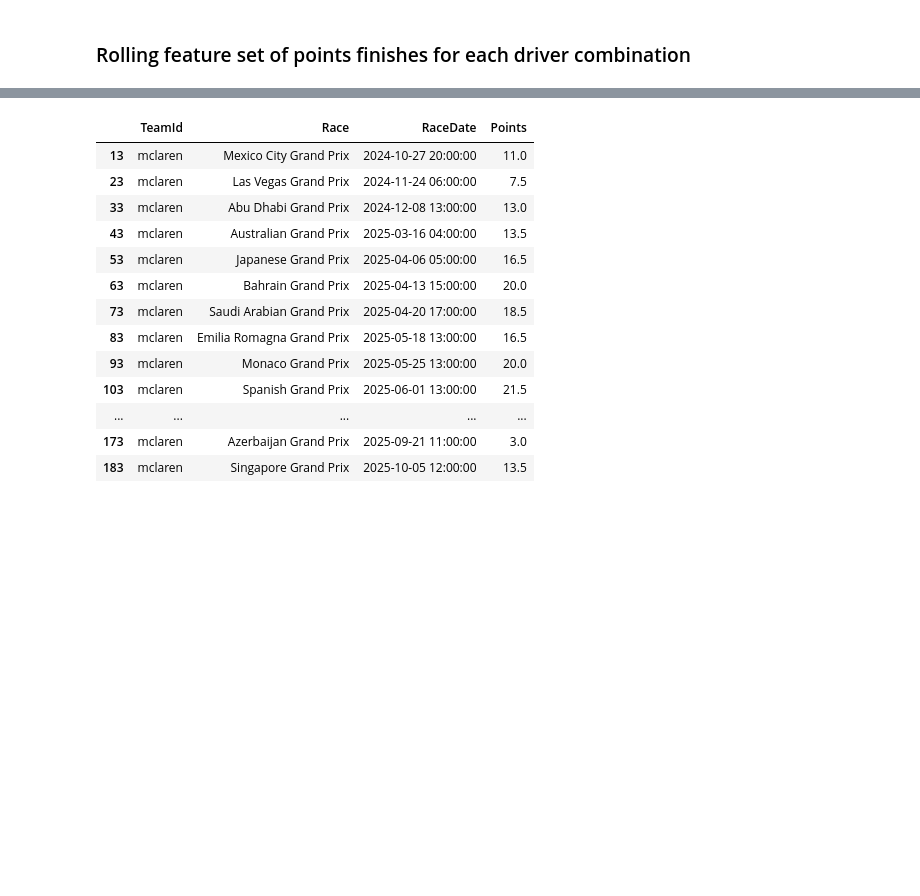
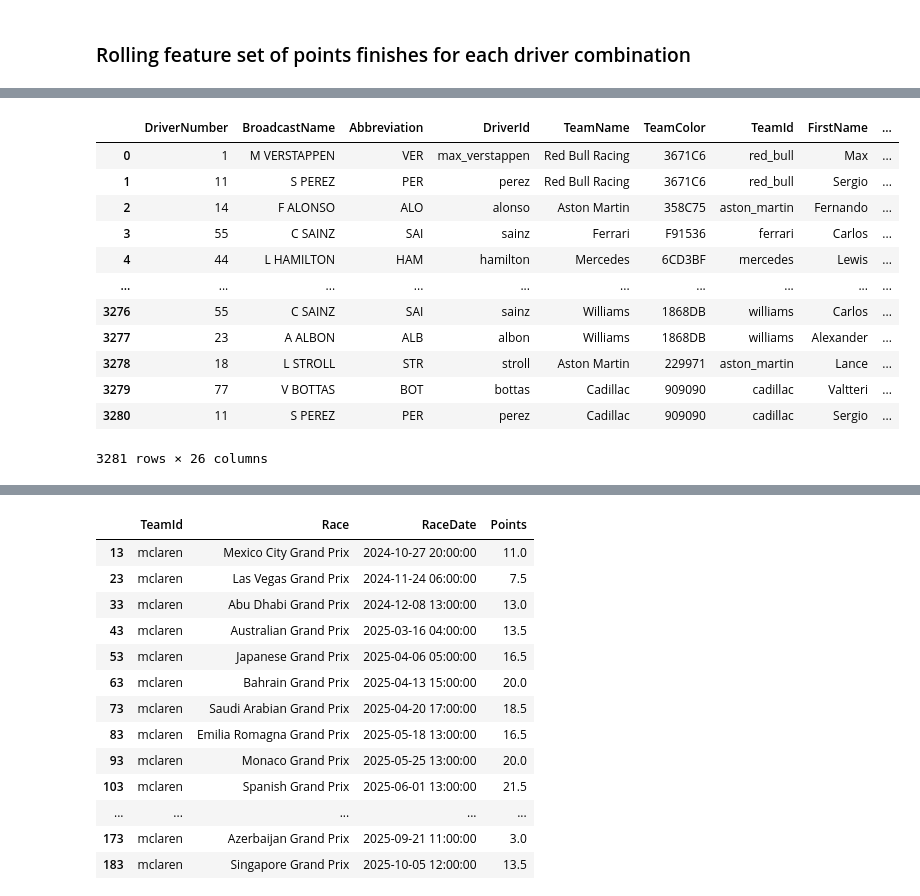
Before and after one commit to bradk54/F1_forecast, a Jupyter notebook: Notebooks/2_0_Model_Development.ipynb, the cells around one changed output, grey strips where cells are left out. Drawn from its saved outputs; the diff is of its cells as text; code cells hidden in the pictures; blank space fills up the shorter version.

```diff
--- a/Notebooks/2_0_Model_Development.ipynb
+++ b/Notebooks/2_0_Model_Development.ipynb
@@ -305,0 +396,16 @@ driver_team_df[driver_team_df['DriverId'] == 'hulkenberg']
+# %%
+multi_raw
+# %% [output]
+|  | DriverNumber | BroadcastName | Abbreviation | DriverId | TeamName | TeamColor | TeamId | FirstName | ... |
+| 0 | 1 | M VERSTAPPEN | VER | max_verstappen | Red Bull Racing | 3671C6 | red_bull | Max | ... |
+| 1 | 11 | S PEREZ | PER | perez | Red Bull Racing | 3671C6 | red_bull | Sergio | ... |
+| 2 | 14 | F ALONSO | ALO | alonso | Aston Martin | 358C75 | aston_martin | Fernando | ... |
+| 3 | 55 | C SAINZ | SAI | sainz | Ferrari | F91536 | ferrari | Carlos | ... |
+| 4 | 44 | L HAMILTON | HAM | hamilton | Mercedes | 6CD3BF | mercedes | Lewis | ... |
+| ... | ... | ... | ... | ... | ... | ... | ... | ... | ... |
+| 3276 | 55 | C SAINZ | SAI | sainz | Williams | 1868DB | williams | Carlos | ... |
+| 3277 | 23 | A ALBON | ALB | albon | Williams | 1868DB | williams | Alexander | ... |
+| 3278 | 18 | L STROLL | STR | stroll | Aston Martin | 229971 | aston_martin | Lance | ... |
+| 3279 | 77 | V BOTTAS | BOT | bottas | Cadillac | 909090 | cadillac | Valtteri | ... |
+| 3280 | 11 | S PEREZ | PER | perez | Cadillac | 909090 | cadillac | Sergio | ... |
+3281 rows × 26 columns
```
Also changed, not shown: parts of 26 cells of this notebook, 1 other file.
